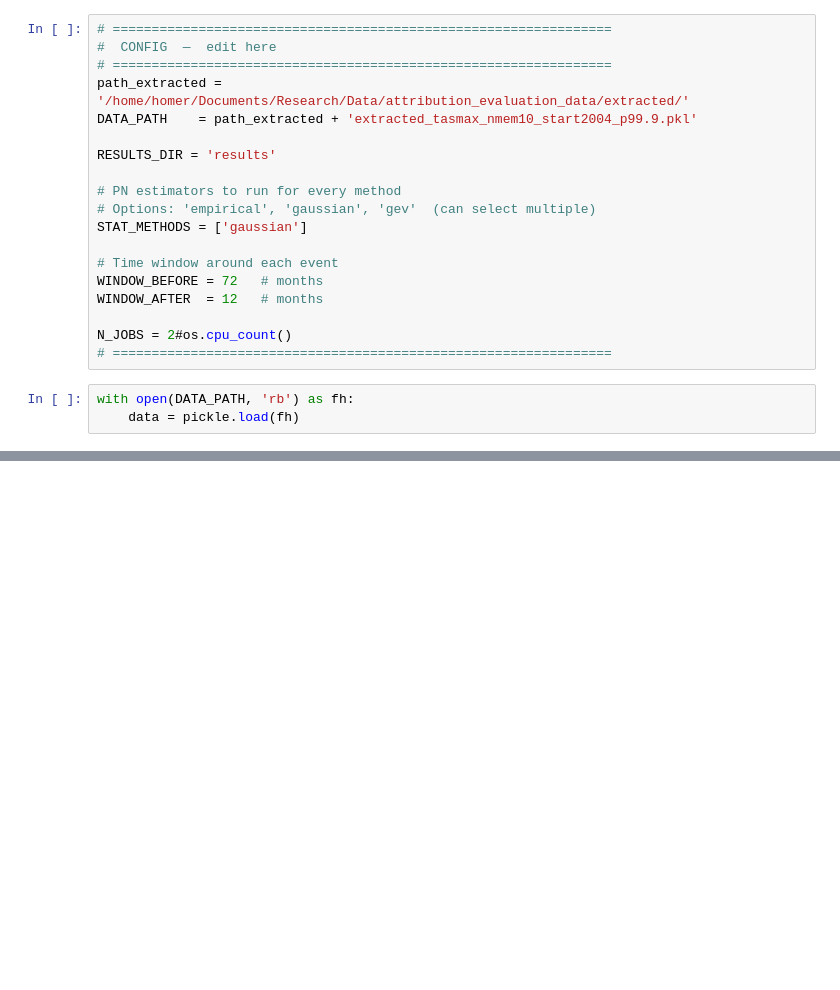
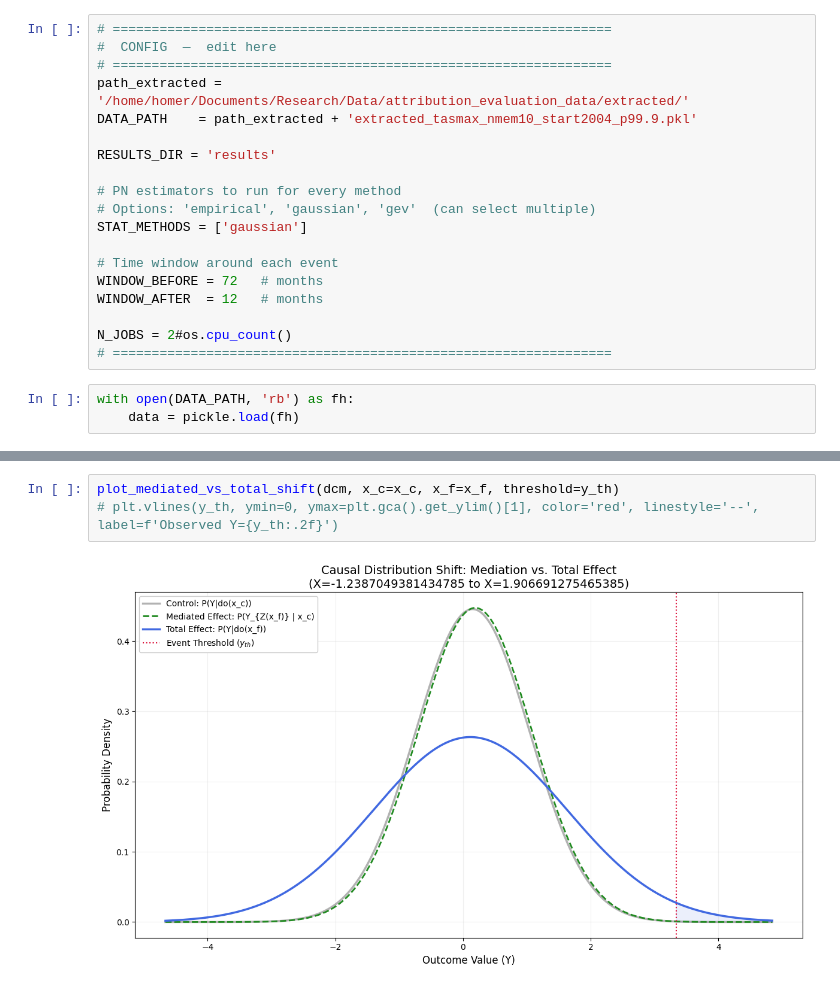
Before and after one commit to homerdurand/attribution_evaluation, a Jupyter notebook: 02.1_individual_attribution.ipynb, the cells around one changed output, grey strips where cells are left out. Drawn from its saved outputs; the diff is of its cells as text; blank space fills up the shorter version.

```diff
--- a/02.1_individual_attribution.ipynb
+++ b/02.1_individual_attribution.ipynb
@@ -186,0 +264,5 @@ Saved -> figures/qq_analysis.png
+# %%
+plot_mediated_vs_total_shift(dcm, x_c=x_c, x_f=x_f, threshold=y_th)
+# plt.vlines(y_th, ymin=0, ymax=plt.gca().get_ylim()[1], color='red', linestyle='--', label=f'Observed Y={y_th:.2f}')
+# %% [output]
+[figure, added]
```
Also changed, not shown: parts of 17 cells of this notebook, 3 other files.
